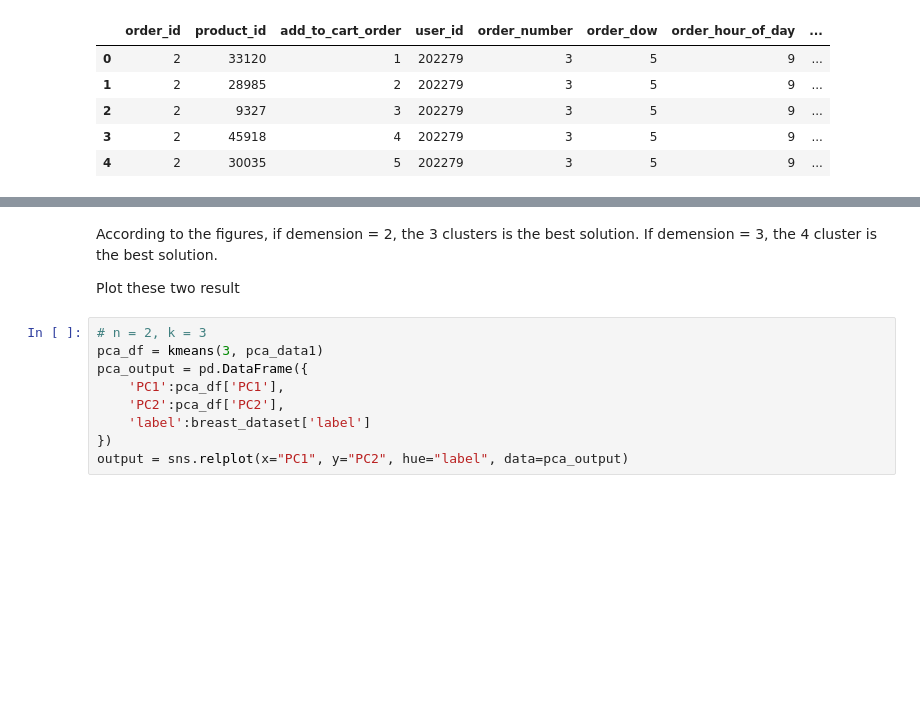
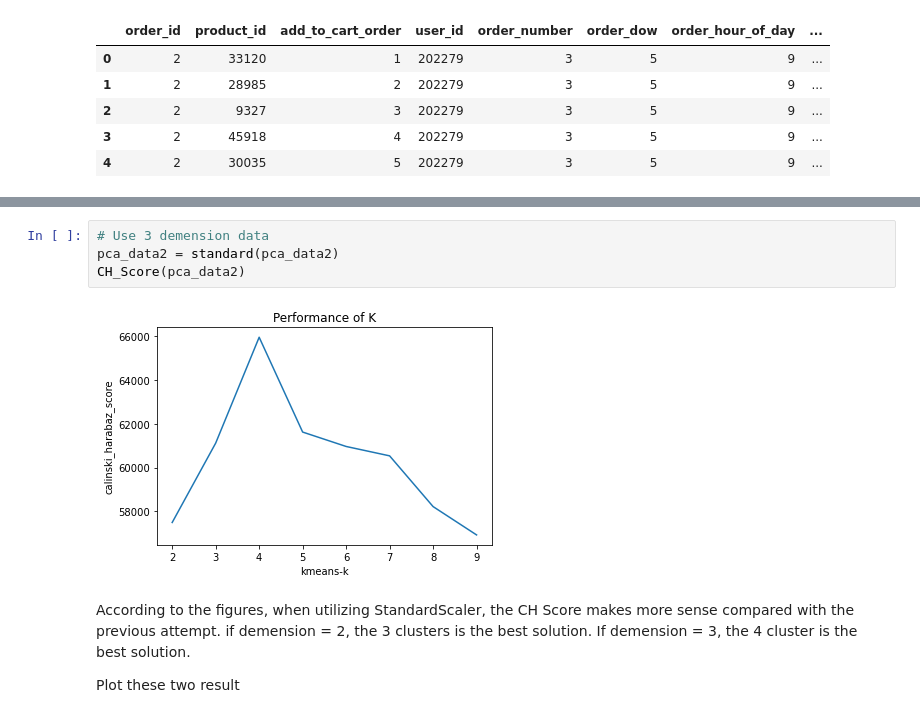
Before and after one commit to SebastienW71/customerAnalysis, a Jupyter notebook: Customer_Segmentation_Lab.ipynb, the cells around one changed output, grey strips where cells are left out. Drawn from its saved outputs; the diff is of its cells as text; blank space fills up the shorter version.

```diff
--- a/Customer_Segmentation_Lab.ipynb
+++ b/Customer_Segmentation_Lab.ipynb
@@ -140,13 +209,10 @@ CH_Score(pca_data2)
+# %%
+# Use 3 demension data
+pca_data2 = standard(pca_data2)
+CH_Score(pca_data2)
+# %% [output]
+[figure, added]
 # %% [markdown]
-According to the figures, if demension = 2, the 3 clusters is the best solution. If demension = 3, the 4 cluster is the best solution.
+According to the figures, when utilizing StandardScaler, the CH Score makes more sense compared with the previous attempt. if demension = 2, the 3 clusters is the best solution. If demension = 3, the 4 cluster is the best solution.
 
 Plot these two result
-# %%
-# n = 2, k = 3
-pca_df = kmeans(3, pca_data1)
-pca_output = pd.DataFrame({
-    'PC1':pca_df['PC1'],
-    'PC2':pca_df['PC2'],
-    'label':breast_dataset['label']
-})
-output = sns.relplot(x="PC1", y="PC2", hue="label", data=pca_output)
```
Also changed, not shown: parts of 65 cells of this notebook.
